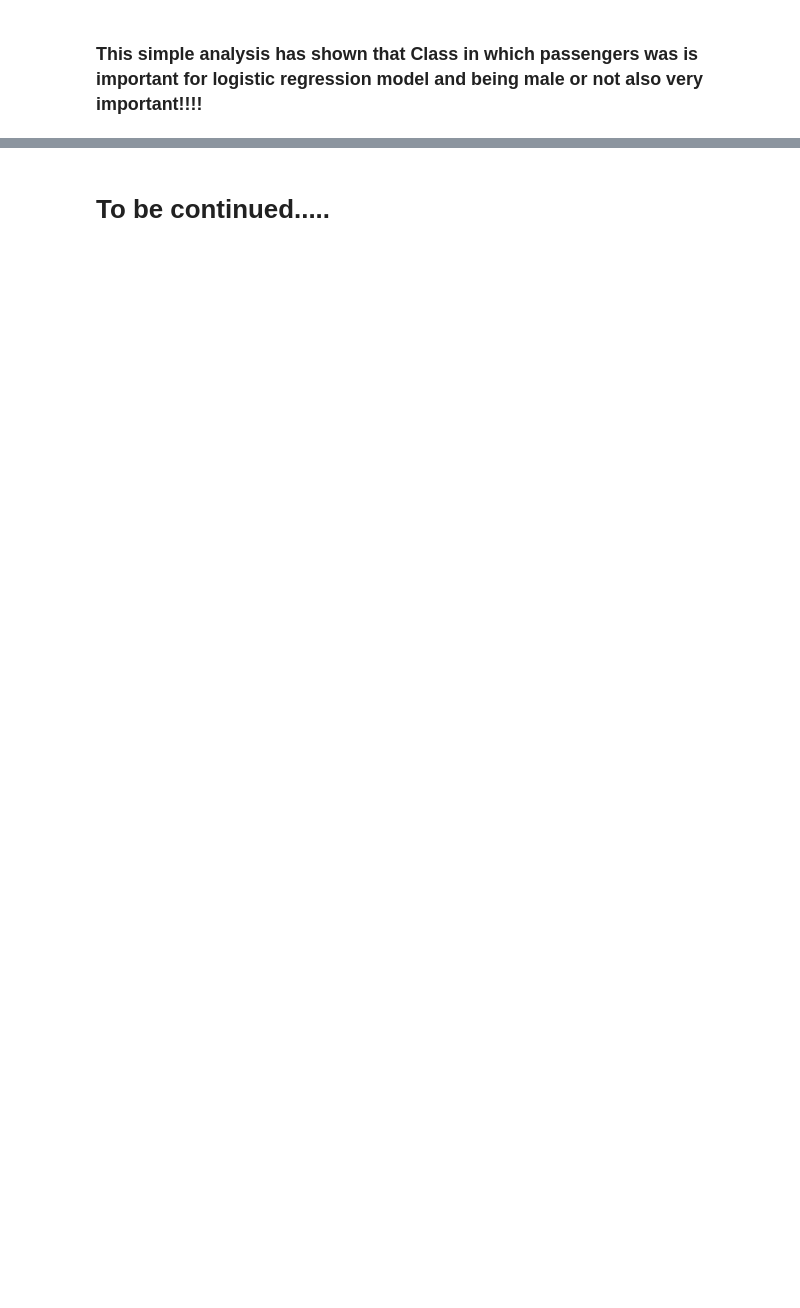
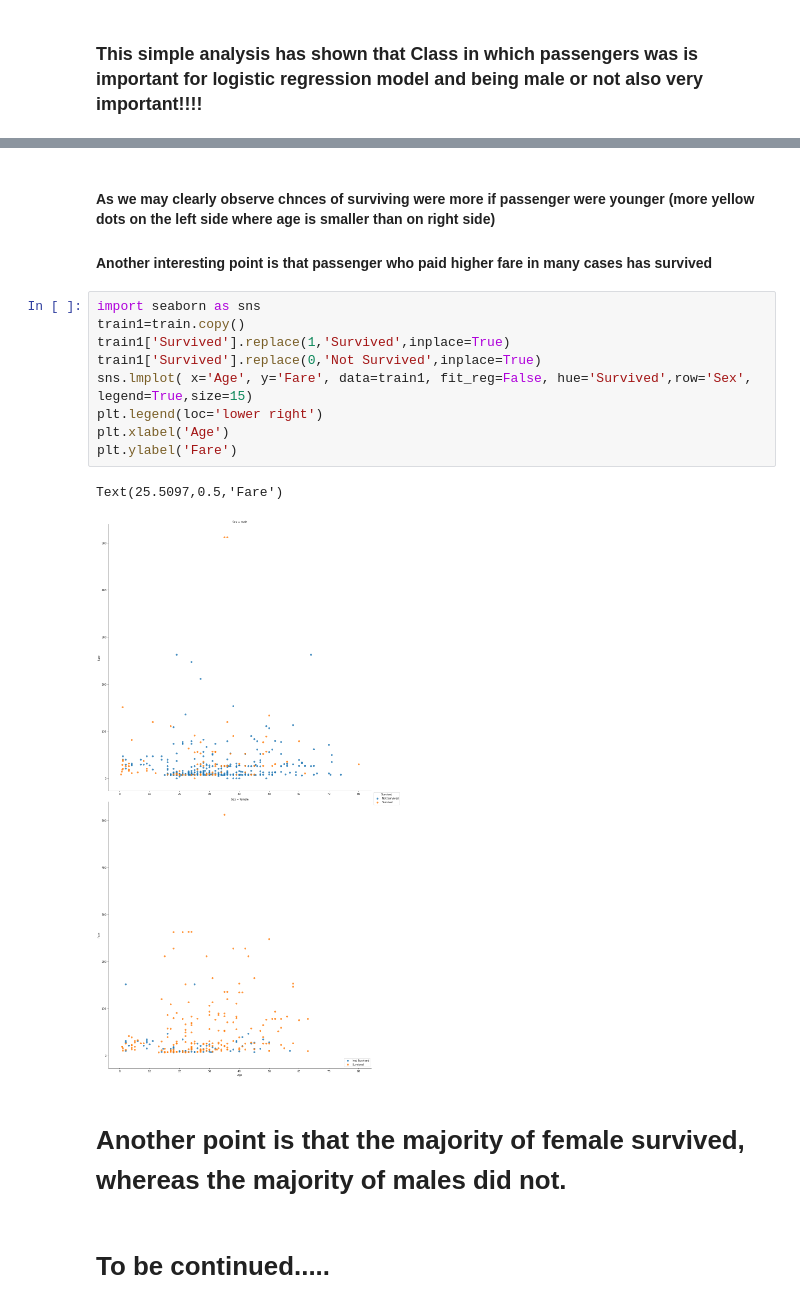
Before and after one commit to DavitGadyan/Machine-Learning-Workings, a Jupyter notebook: Projects/titanic/Titanic_Project.ipynb, the cells around one changed output, grey strips where cells are left out. Drawn from its saved outputs; the diff is of its cells as text; blank space fills up the shorter version.

```diff
--- a/Projects/titanic/Titanic_Project.ipynb
+++ b/Projects/titanic/Titanic_Project.ipynb
@@ -733,2 +789,20 @@ array([ 0.93350038,  0.87131411,  0.80960108,  0.98882276,  0.78249057,
+# %% [markdown]
+#### As we may clearly observe chnces of surviving were more if passenger were younger (more yellow dots on the left side where age is smaller than on right side)
+
+#### Another interesting point is that passenger who paid higher fare in many cases has survived
+# %%
+import seaborn as sns
+train1=train.copy()
+train1['Survived'].replace(1,'Survived',inplace=True)
+train1['Survived'].replace(0,'Not Survived',inplace=True)
+sns.lmplot( x='Age', y='Fare', data=train1, fit_reg=False, hue='Survived',row='Sex', legend=True,size=15)
+plt.legend(loc='lower right')
+plt.xlabel('Age')
+plt.ylabel('Fare')
+# %% [output]
+Text(25.5097,0.5,'Fare')
+[figure, added]
+# %% [markdown]
+# Another point is that the majority of female survived, whereas the majority of males did not.
 # %% [markdown]
 # To be continued.....
```
Also changed, not shown: parts of 10 cells of this notebook.
